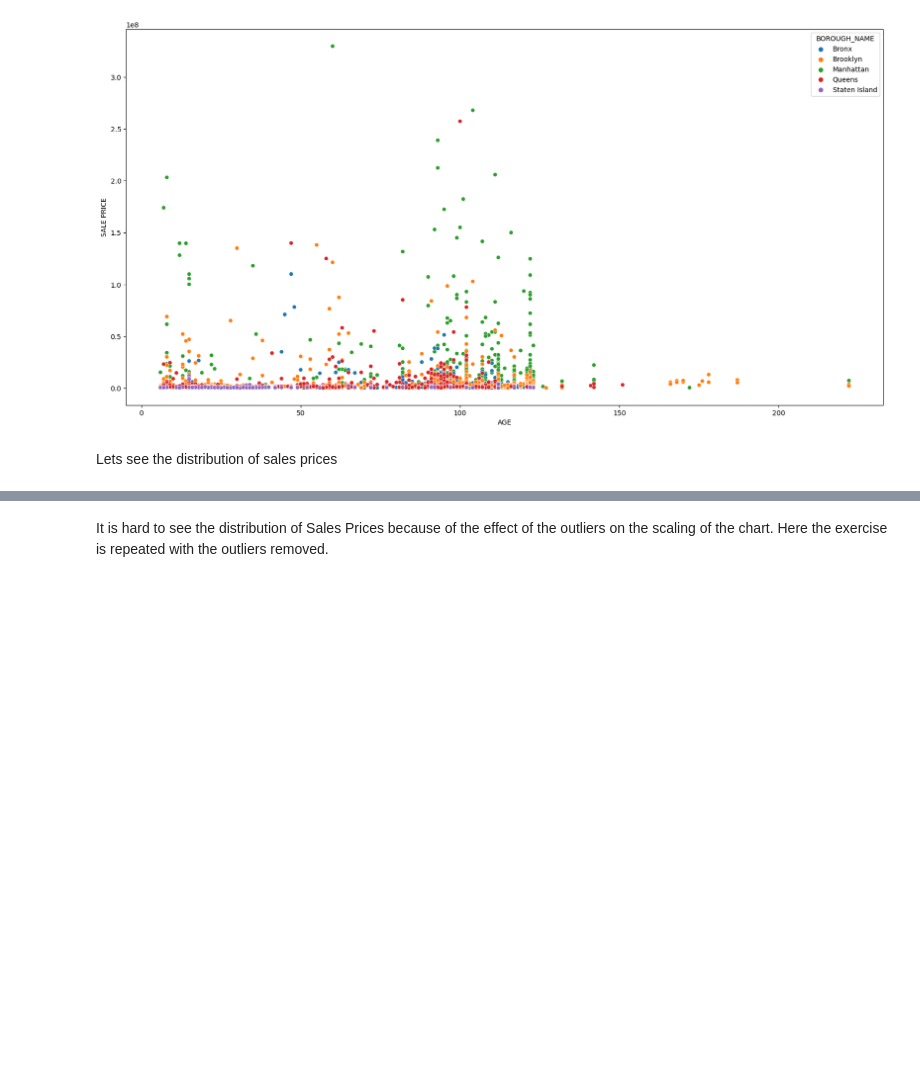
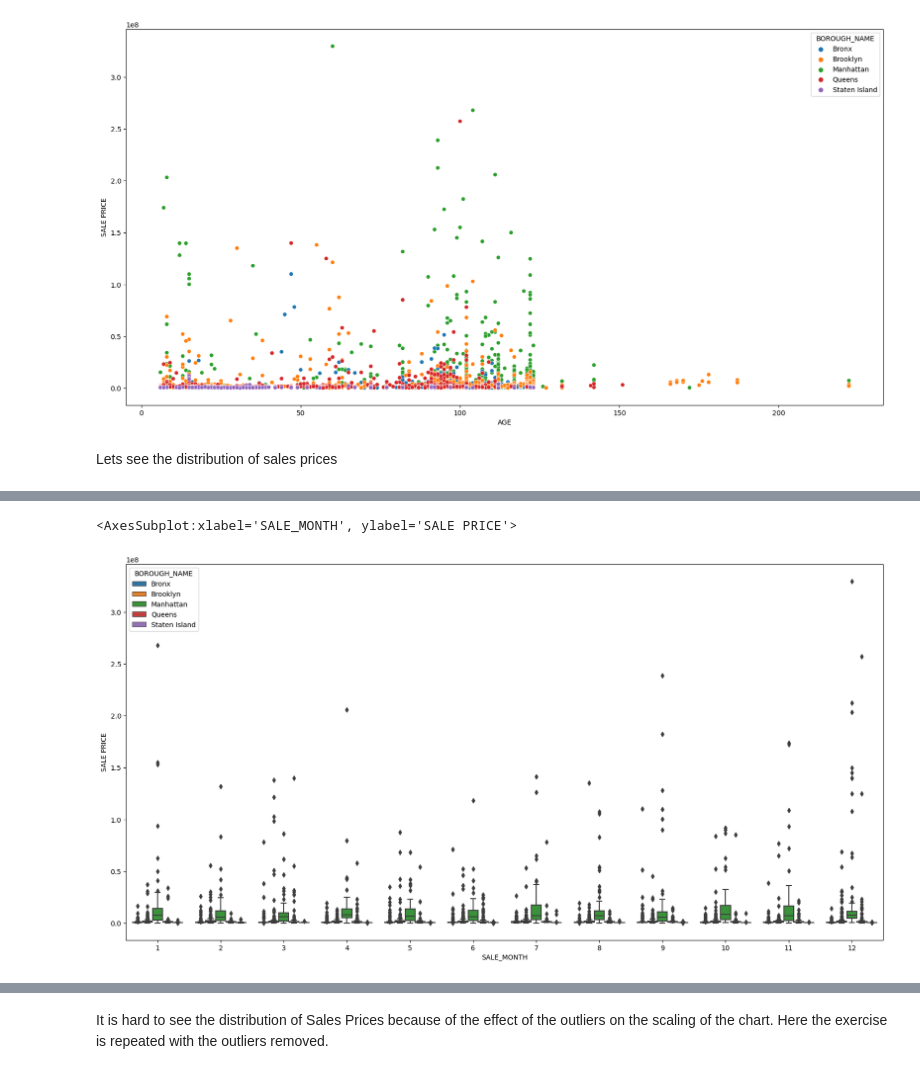
Before and after one commit to arame/MagnimindTask1, a Jupyter notebook: Task1_eda.ipynb, the cells around one changed output, grey strips where cells are left out. Cells and saved outputs as stored; diff of their text form; code cells hidden in the pictures; blank space fills up the shorter version.

```diff
--- a/Task1_eda.ipynb
+++ b/Task1_eda.ipynb
@@ -91,0 +82,7 @@ sns.scatterplot(data=df_housing, x="SALE DATE", y="SALE PRICE", hue="BOROUGH_NAM
+# %%
+plt.figure(figsize = (20,10))
+plt.title("Sales prices per month per borough")
+sns.boxplot(data=clean.df_housing, x="SALE_MONTH", y="SALE PRICE", hue="BOROUGH_NAME", hue_order=borough_names)
+# %% [output]
+<AxesSubplot:xlabel='SALE_MONTH', ylabel='SALE PRICE'>
+[figure, added]
```
Also changed, not shown: parts of 17 cells of this notebook, 2 other files.
